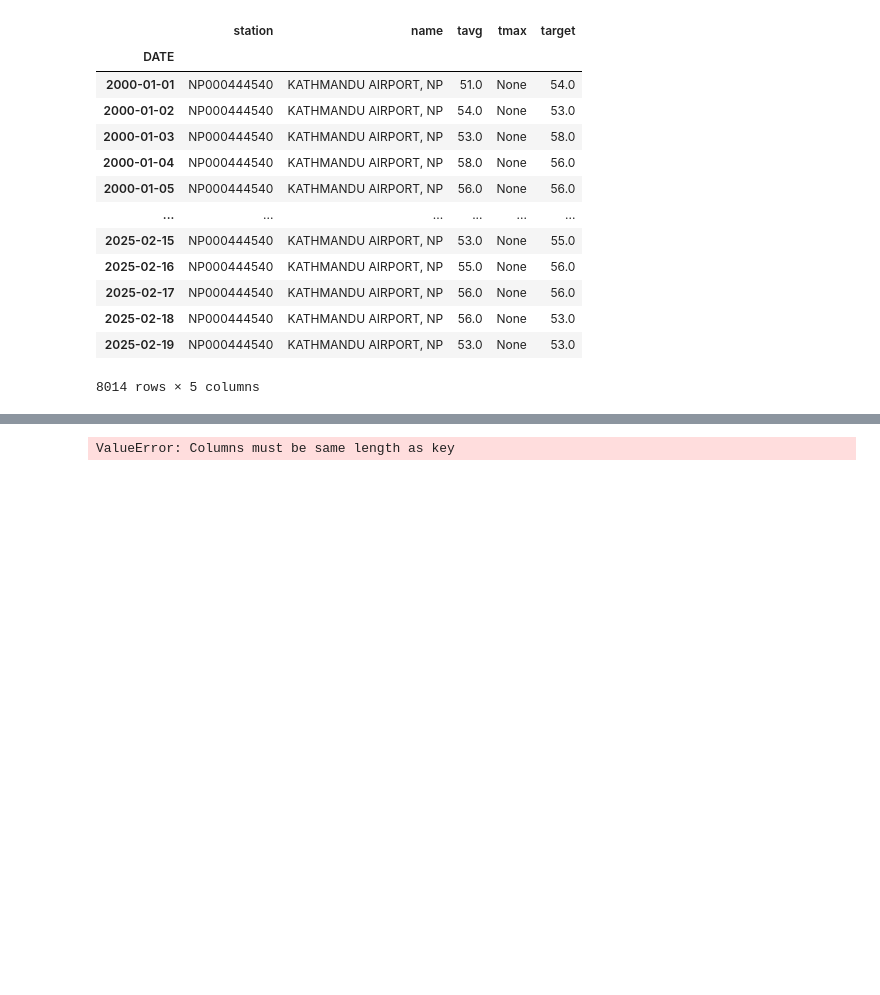
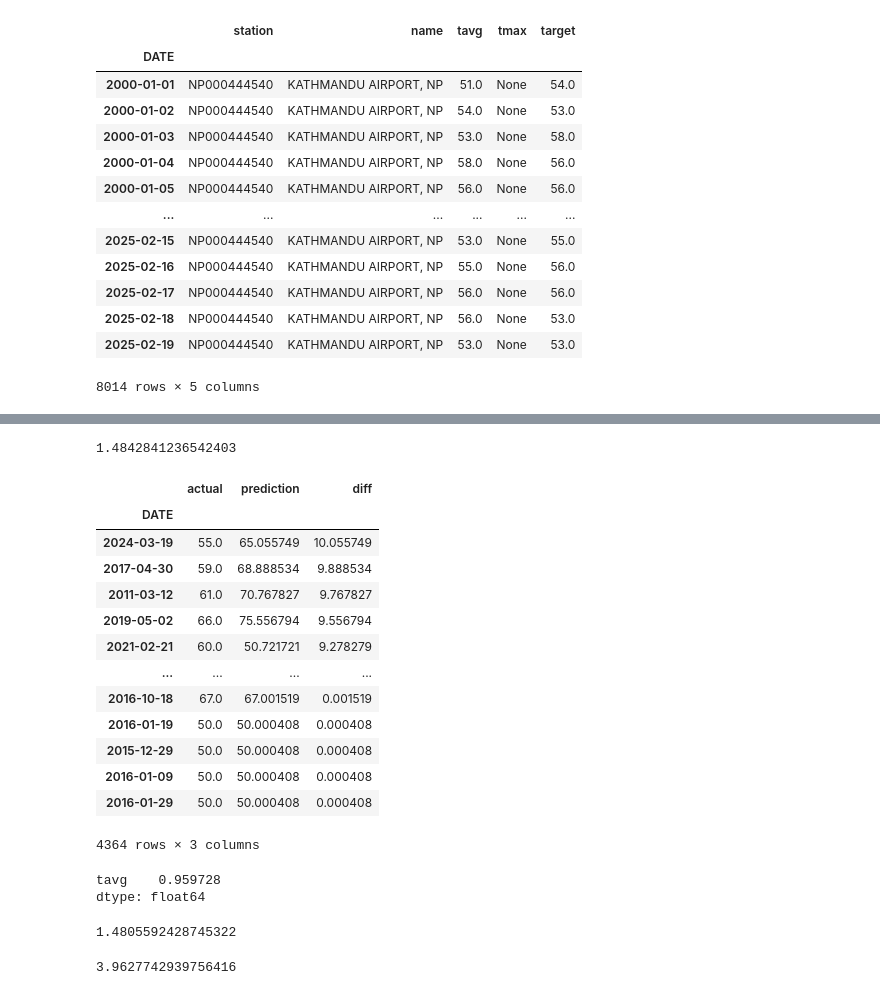
Before and after one commit to SAUGATBARUWAL/weatherpredict, a Jupyter notebook: weatherpredict/predict.ipynb, the cells around one changed output, grey strips where cells are left out. Saved outputs shown, nothing was run; the diff lists cells and outputs as text; code cells hidden in the pictures; blank space fills up the shorter version.

```diff
--- a/weatherpredict/predict.ipynb
+++ b/weatherpredict/predict.ipynb
@@ -158,52 +158,46 @@ Index(['tavg', 'tmax'], dtype='object')
 # %%
-import pandas as pd
-from sklearn.impute import SimpleImputer
-from sklearn.linear_model import Ridge
-
-def backtest(weather, model, predictors, start=1050, step=90):
-    """
-    Perform backtesting by training a model on past data and predicting future values.
-
-    Parameters:
-    - weather: DataFrame containing the dataset
-    - model: Machine learning model (e.g., Ridge, RandomForest)
-    - predictors: List of predictor column names
-    - start: Initial training size
-    - step: Step size for expanding training set
-
-    Returns:
-    - DataFrame containing actual vs. predicted values and their difference
-    """
+def backtest(weather, model, predictors, start=3650, step=90):
     all_predictions = []
-    imputer = SimpleImputer(strategy="mean")  # Handle missing values
 
     for i in range(start, weather.shape[0], step):
-        train = weather.iloc[:i, :].copy()
-        test = weather.iloc[i:(i+step), :].copy()
+        train = weather.iloc[:i,:]
+        test = weather.iloc[i:(i+step),:]
 
-        # Fill missing values
-        train[predictors] = imputer.fit_transform(train[predictors])
-        test[predictors] = imputer.transform(test[predictors])
-
-        # Fit model on training data
         model.fit(train[predictors], train["target"])
 
-        # Predict on test data
         preds = model.predict(test[predictors])
         preds = pd.Series(preds, index=test.index)
-
-        # Store actual vs. predicted values
         combined = pd.concat([test["target"], preds], axis=1)
         combined.columns = ["actual", "prediction"]
         combined["diff"] = (combined["prediction"] - combined["actual"]).abs()
 
         all_predictions.append(combined)
+    return pd.concat(all_predictions)
+predictions = backtest(weather, rr, predictors)
+from sklearn.metrics import mean_absolute_error, mean_squared_error
 
-    return pd.concat(all_predictions)
-
-# Example Usage
-rr = Ridge()  # Example model
-predictions = backtest(weather, rr, predictors)
-print(predictions)
+mean_absolute_error(predictions["actual"], predictions["prediction"])
 # %% [output]
-ValueError: Columns must be same length as key
+1.4842841236542403
+# %%
+predictions.sort_values("diff", ascending=False)
+# %% [output]
+|  | actual | prediction | diff |
+| DATE |  |  |  |
+| 2024-03-19 | 55.0 | 65.055749 | 10.055749 |
+| 2017-04-30 | 59.0 | 68.888534 | 9.888534 |
+| 2011-03-12 | 61.0 | 70.767827 | 9.767827 |
+| 2019-05-02 | 66.0 | 75.556794 | 9.556794 |
+| 2021-02-21 | 60.0 | 50.721721 | 9.278279 |
+| ... | ... | ... | ... |
+| 2016-10-18 | 67.0 | 67.001519 | 0.001519 |
+| 2016-01-19 | 50.0 | 50.000408 | 0.000408 |
+| 2015-12-29 | 50.0 | 50.000408 | 0.000408 |
+| 2016-01-09 | 50.0 | 50.000408 | 0.000408 |
+| 2016-01-29 | 50.0 | 50.000408 | 0.000408 |
+4364 rows × 3 columns
+# %%
+pd.Series(rr.coef_, index=predictors)
+# %% [output]
+tavg    0.959728
+dtype: float64
@@ -209,0 +227,12 @@ ValueError: Columns must be same length as key
+# %%
+weather = weather.iloc[14:,:]
+weather = weather.fillna(0)
+predictors = weather.columns[~weather.columns.isin(["target", "name", "station"])]
+predictions = backtest(weather, rr, predictors)
+mean_absolute_error(predictions["actual"], predictions["prediction"])
+# %% [output]
+1.4805592428745322
+# %%
+mean_squared_error(predictions["actual"], predictions["prediction"])
+# %% [output]
+3.9627742939756416
```
Also changed, not shown: parts of 7 cells of this notebook.
